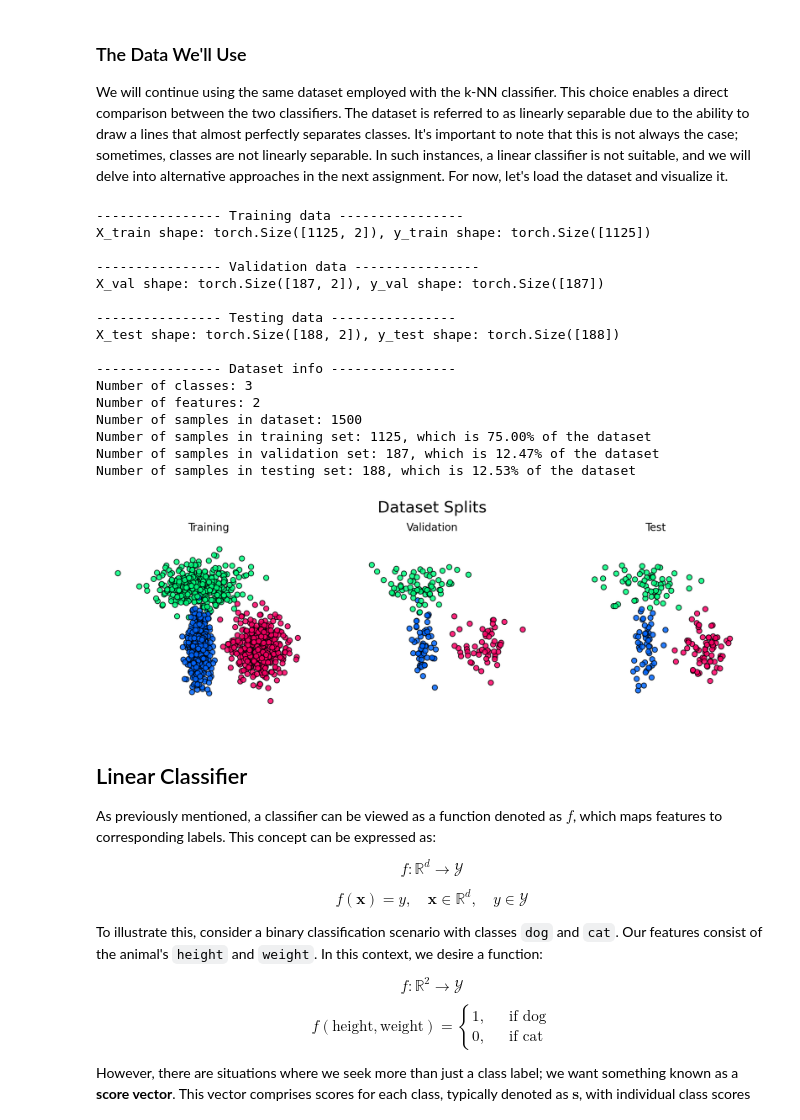
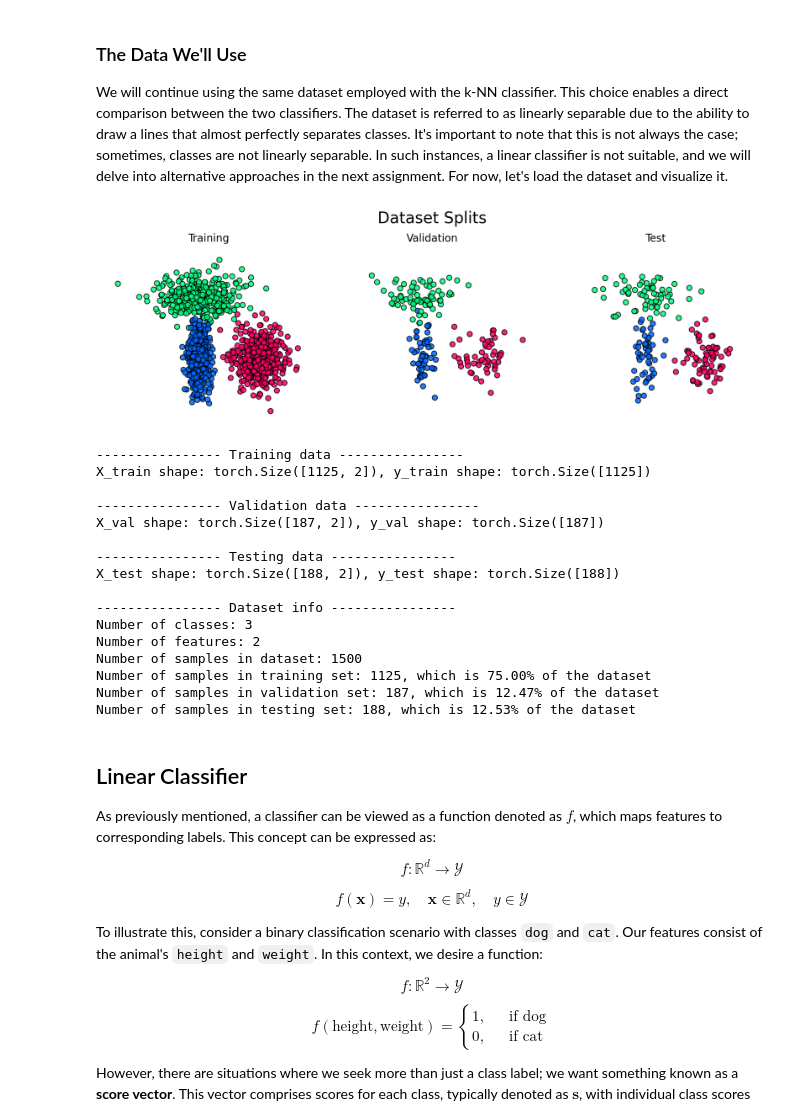
Before and after one commit to urob-ctu/classification, a Jupyter notebook: linear_part_1.ipynb, the cells around one changed output. Cells and saved outputs as stored; diff of their text form; code cells hidden in the pictures.

```diff
--- a/linear_part_1.ipynb
+++ b/linear_part_1.ipynb
@@ -23,51 +17,29 @@ plt.rcParams['image.interpolation'] = 'nearest'
 
 We will continue using the same dataset employed with the k-NN classifier. This choice enables a direct comparison between the two classifiers. The dataset is referred to as linearly separable due to the ability to draw a lines that almost perfectly separates classes. It's important to note that this is not always the case; sometimes, classes are not linearly separable. In such instances, a linear classifier is not suitable, and we will delve into alternative approaches in the next assignment. For now, let's load the dataset and visualize it.
 # %%
-from utils import Visualizer
+import torch
+import numpy as np
+
+from utils import Data2DVisualizer, dataset_stats
 
 # Load the dataset
 dataset = np.load('data/datasets/linearly_separable.npz')
 
 X_train = torch.from_numpy(dataset['X_train']).float()
 y_train = torch.from_numpy(dataset['y_train']).long()
 
 X_val = torch.from_numpy(dataset['X_val']).float()
 y_val = torch.from_numpy(dataset['y_val']).long()
 
 X_test = torch.from_numpy(dataset['X_test']).float()
 y_test = torch.from_numpy(dataset['y_test']).long()
 
+vis = Data2DVisualizer((X_train, y_train), (X_val, y_val), (X_test, y_test))
+vis.show_dataset()
 
-num_features = torch.numel(X_train[0])
-num_classes = len(torch.unique(y_train))
-num_samples = len(X_train) + len(X_val) + len(X_test)
-
-# Print the shapes of the data
-print('---------------- Training data ----------------')
-print(f'X_train shape: {X_train.shape}, y_train shape: {y_train.shape}')
-
-print('\n---------------- Validation data ----------------')
-print(f'X_val shape: {X_val.shape}, y_val shape: {y_val.shape}')
-
-print('\n---------------- Testing data ----------------')
-print(f'X_test shape: {X_test.shape}, y_test shape: {y_test.shape}')
-
-
-# Print some information about the dataset
-print('\n---------------- Dataset info ----------------')
-print(f'Number of classes: {num_classes}')
-print(f'Number of features: {num_features}')
-print(f'Number of samples in dataset: {num_samples}')
-print(f'Number of samples in training set: {len(X_train)}, '
-      f'which is {100 * len(X_train) / num_samples:.2f}% of the dataset')
-print(f'Number of samples in validation set: {len(X_val)}, '
-      f'which is {100 * len(X_val) / num_samples:.2f}% of the dataset')
-print(f'Number of samples in testing set: {len(X_test)}, '
-      f'which is {100 * len(X_test) / num_samples:.2f}% of the dataset')
-
-visualizer = Visualizer((X_train, y_train), (X_val, y_val), (X_test, y_test))
-visualizer.show_dataset()
+num_features, num_classes, num_samples = dataset_stats(X_train, y_train, X_val, y_val, X_test, y_test, verbose=True)
 # %% [output]
+[figure]
 ---------------- Training data ----------------
 X_train shape: torch.Size([1125, 2]), y_train shape: torch.Size([1125])
 
@@ -84,7 +56,6 @@ Number of samples in dataset: 1500
 Number of samples in training set: 1125, which is 75.00% of the dataset
 Number of samples in validation set: 187, which is 12.47% of the dataset
 Number of samples in testing set: 188, which is 12.53% of the dataset
-[figure]
 # %% [markdown]
 ## Linear Classifier
 
```
Also changed, not shown: parts of 2 cells of this notebook, 33 other files.
